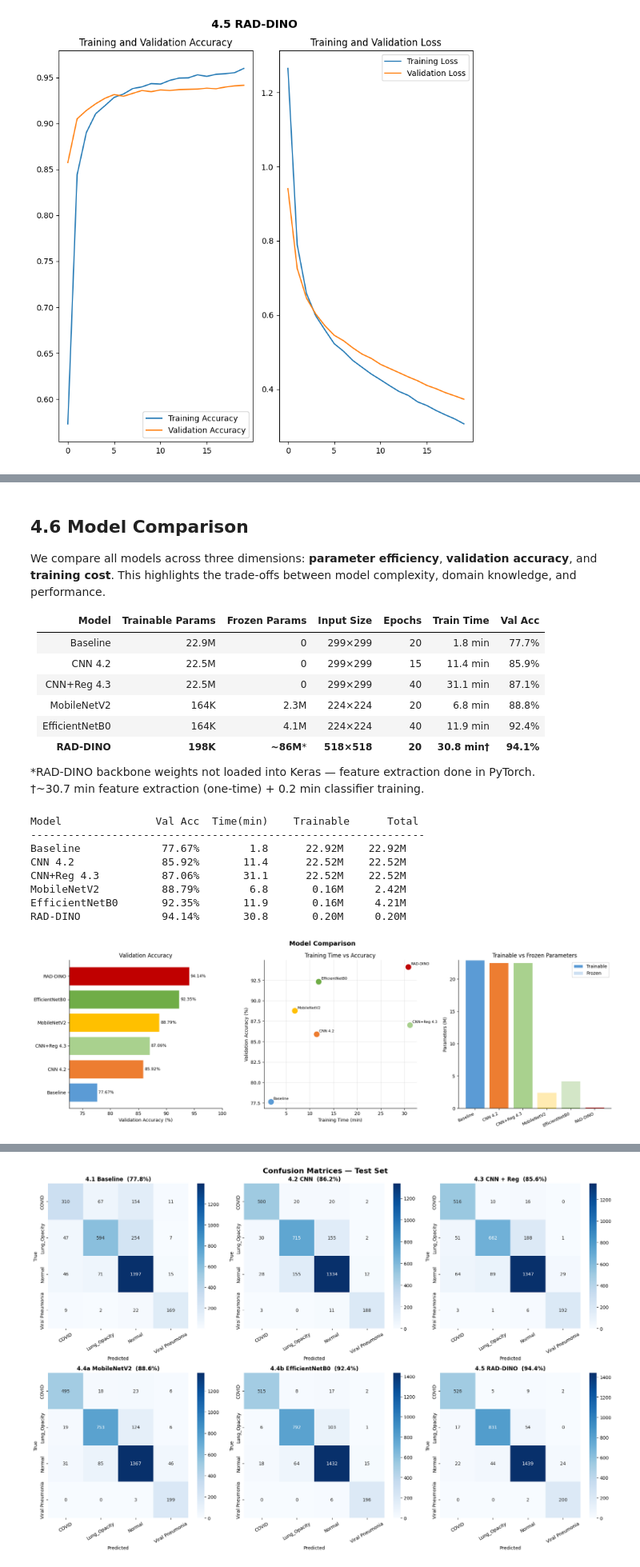
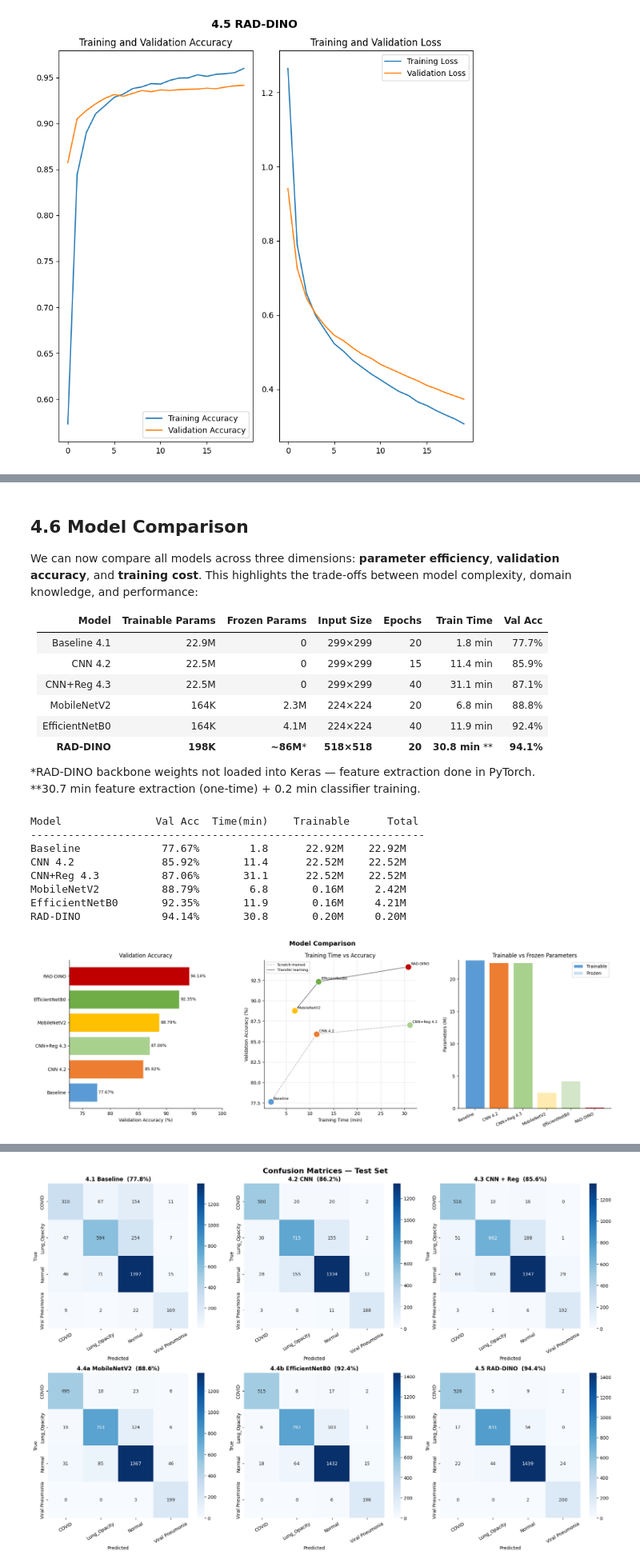
Before and after one commit to joseandresousa/DeepLearning2026, a Jupyter notebook: DP_JS.ipynb, the cells around one changed output, grey strips where cells are left out. Shown at 80% size. Saved outputs shown, nothing was run; the diff lists cells and outputs as text; code cells hidden in the pictures.

```diff
--- a/DP_JS.ipynb
+++ b/DP_JS.ipynb
@@ -1315,19 +1363,19 @@ Key observations:
 # %% [markdown]
 ## 4.6 Model Comparison
 
-We compare all models across three dimensions: **parameter efficiency**, **validation accuracy**, and **training cost**. This highlights the trade-offs between model complexity, domain knowledge, and performance.
+We can now compare all models across three dimensions: **parameter efficiency**, **validation accuracy**, and **training cost**. This highlights the trade-offs between model complexity, domain knowledge, and performance:
 
 | Model | Trainable Params | Frozen Params | Input Size | Epochs | Train Time | Val Acc |
 |---|---|---|---|---|---|---|
-| Baseline | 22.9M | 0 | 299×299 | 20 | 1.8 min | 77.7% |
+| Baseline 4.1 | 22.9M | 0 | 299×299 | 20 | 1.8 min | 77.7% |
 | CNN 4.2 | 22.5M | 0 | 299×299 | 15 | 11.4 min | 85.9% |
 | CNN+Reg 4.3 | 22.5M | 0 | 299×299 | 40 | 31.1 min | 87.1% |
 | MobileNetV2 | 164K | 2.3M | 224×224 | 20 | 6.8 min | 88.8% |
 | EfficientNetB0 | 164K | 4.1M | 224×224 | 40 | 11.9 min | 92.4% |
-| **RAD-DINO** | **198K** | **~86M*** | **518×518** | **20** | **30.8 min†** | **94.1%** |
+| **RAD-DINO** | **198K** | **~86M*** | **518×518** | **20** | **30.8 min** ** | **94.1%** |
 
 *RAD-DINO backbone weights not loaded into Keras — feature extraction done in PyTorch.
-†~30.7 min feature extraction (one-time) + 0.2 min classifier training.
+**30.7 min feature extraction (one-time) + 0.2 min classifier training.
 # %%
 # Load real metrics from saved meta files
 
@@ -1386,34 +1434,48 @@ ax.set_xlabel("Training Time (min)")
 ax.set_ylabel("Validation Accuracy (%)")
 ax.set_title("Training Time vs Accuracy")
 ax.spines["top"].set_visible(False); ax.spines["right"].set_visible(False)
 ax.grid(True, alpha=0.3)
 
+# Connect scratch-trained models with a line
+_scratch_idx = [0, 1, 2]  # Baseline, CNN 4.2, CNN+Reg 4.3
+ax.plot([train_minutes[i] for i in _scratch_idx],
+        [val_acc[i]*100 for i in _scratch_idx],
+        color="gray", linewidth=1.2, linestyle="--", alpha=0.6, label="Scratch-trained")
+
+# Connect transfer learning models with a line
+_transfer_idx = [3, 4, 5]  # MobileNetV2, EfficientNetB0, RAD-DINO
+ax.plot([train_minutes[i] for i in _transfer_idx],
+        [val_acc[i]*100 for i in _transfer_idx],
+        color="black", linewidth=1.2, linestyle="-", alpha=0.6, label="Transfer learning")
+
+ax.legend(fontsize=8)
+
 # 3. Trainable vs frozen params
 ax = axes[2]
 x = range(len(model_names))
 ax.bar(x, [t/1e6 for t in trainable_p], label="Trainable", color=colors, edgecolor="white")
 ax.bar(x, [f/1e6 for f in frozen_p], label="Frozen", color=colors,
        edgecolor="white", alpha=0.3, bottom=[t/1e6 for t in trainable_p])
 ax.set_xticks(x)
 ax.set_xticklabels(model_names, rotation=25, ha="right", fontsize=9)
 ax.set_ylabel("Parameters (M)")
 ax.set_title("Trainable vs Frozen Parameters")
 ax.legend()
 ax.spines["top"].set_visible(False); ax.spines["right"].set_visible(False)
 
 plt.tight_layout()
 plt.savefig(f"{MODELS_DIR}/model_comparison.png", dpi=150, bbox_inches="tight")
 plt.show()
 # %% [output]
 Model               Val Acc  Time(min)    Trainable      Total
 ---------------------------------------------------------------
 Baseline             77.67%        1.8      22.92M    22.92M
 CNN 4.2              85.92%       11.4      22.52M    22.52M
 CNN+Reg 4.3          87.06%       31.1      22.52M    22.52M
 MobileNetV2          88.79%        6.8       0.16M     2.42M
 EfficientNetB0       92.35%       11.9       0.16M     4.21M
 RAD-DINO             94.14%       30.8       0.20M     0.20M
-[figure, old version]
+[figure, new version]
 # %% [markdown]
 ### 4.6 Key Takeaways
 
```
Also changed, not shown: parts of 70 cells of this notebook, 1 other file.
